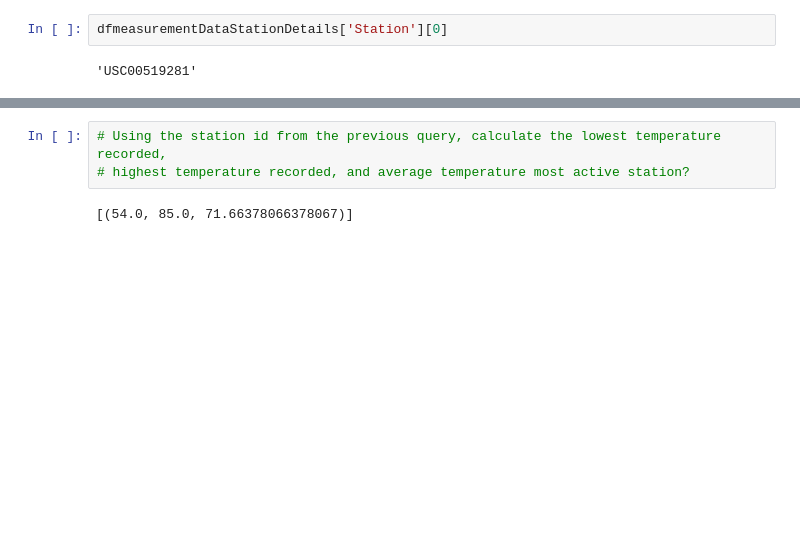
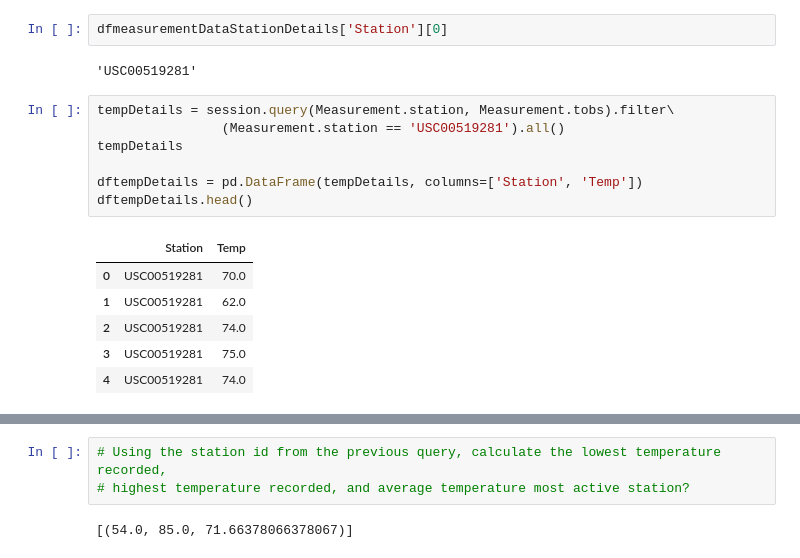
Before and after one commit to xaskoiking/HW_11_Advanced-Data-Storage-and-Retrieval, a Jupyter notebook: climate_starter.ipynb, the cells around one changed output, grey strips where cells are left out. Drawn from its saved outputs; the diff is of its cells as text; blank space fills up the shorter version.

```diff
--- a/climate_starter.ipynb
+++ b/climate_starter.ipynb
@@ -311,3 +312,17 @@ dfmeasurementDataStationDetails
 dfmeasurementDataStationDetails['Station'][0]
 # %% [output]
 'USC00519281'
+# %%
+tempDetails = session.query(Measurement.station, Measurement.tobs).filter\
+                (Measurement.station == 'USC00519281').all()
+tempDetails
+
+dftempDetails = pd.DataFrame(tempDetails, columns=['Station', 'Temp'])
+dftempDetails.head()
+# %% [output]
+|  | Station | Temp |
+| 0 | USC00519281 | 70.0 |
+| 1 | USC00519281 | 62.0 |
+| 2 | USC00519281 | 74.0 |
+| 3 | USC00519281 | 75.0 |
+| 4 | USC00519281 | 74.0 |
```
Also changed, not shown: parts of 4 cells of this notebook.
